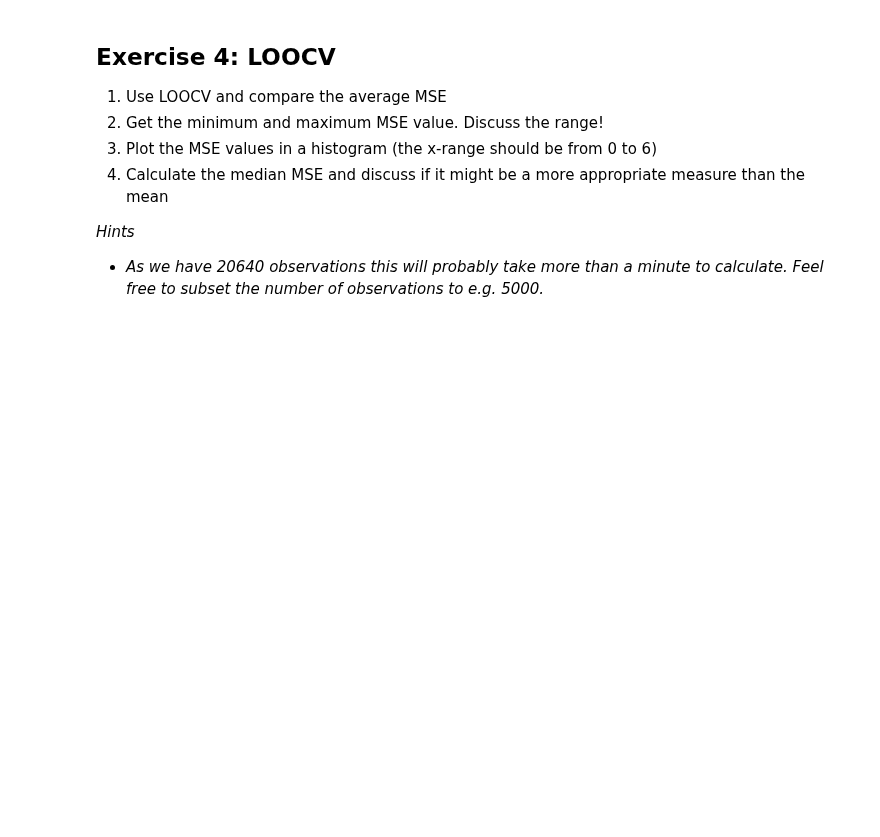
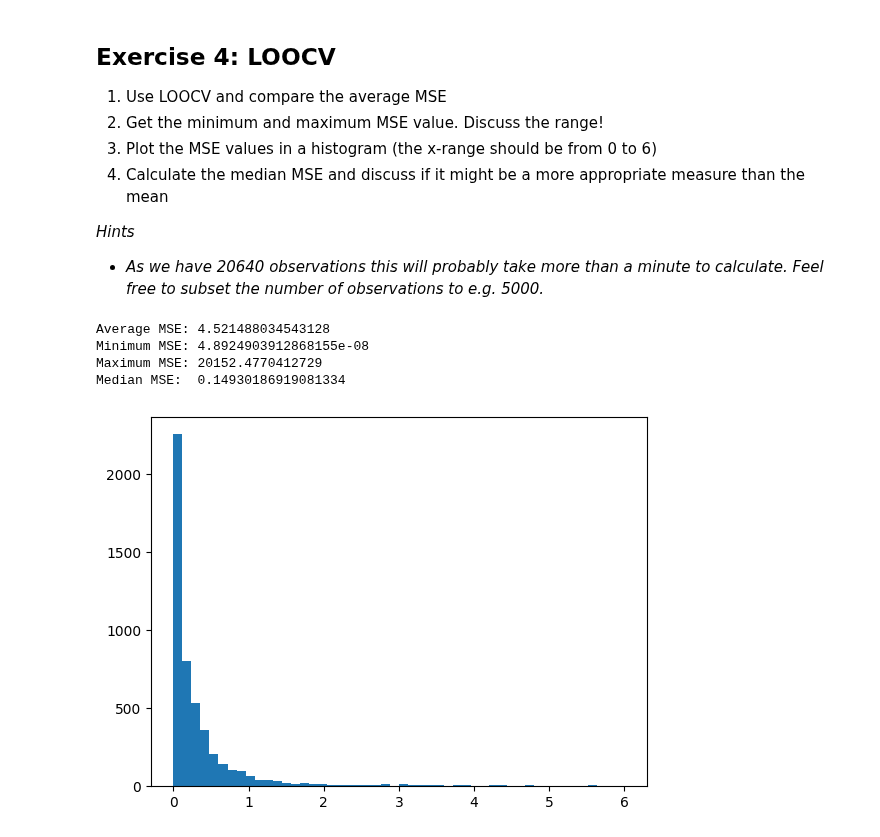
Before and after one commit to aksshaya22/Akss_1, a Jupyter notebook: book/1_basics/Exercises.ipynb, the cells around one changed output. Cells and saved outputs as stored; diff of their text form; code cells hidden in the pictures; blank space fills up the shorter version.

```diff
--- a/book/1_basics/Exercises.ipynb
+++ b/book/1_basics/Exercises.ipynb
@@ -137,7 +144,7 @@ Let’s have a quick look at the distribution of these features by plotting thei
 - *For 2: You can use the `LinearRegession()` model from sklearn. You can further evaluate the model and specify the (negative) MSE as a performance measure in `cross_val_score()`*
 # %%
 # TODO: Prepare data
-...
+X, y = fetch_california_housing(return_X_y=True)
 # %%
 from sklearn.model_selection import KFold
 from sklearn.linear_model import LinearRegression
@@ -160,0 +175,31 @@ from sklearn.model_selection import cross_val_score
+# %%
+# TODO: Implement LOOCV
+import numpy as np
+from matplotlib import pyplot as plt
+from sklearn.model_selection import LeaveOneOut
+
+loocv = LeaveOneOut()
+model = LinearRegression()
+
+# Subset the data to speed up the process
+X = X[:5000,:]
+y = y[:5000]
+
+# Perform LOOCV
+neg_mse = cross_val_score(model, X, y, cv=loocv, scoring='neg_mean_squared_error')
+mse = -neg_mse
+
+# Get MSE metrics
+print(f"Average MSE: {mse.mean()}")
+print(f"Minimum MSE: {mse.min()}")
+print(f"Maximum MSE: {mse.max()}")
+print(f"Median MSE:  {np.median(mse)}")
+
+# Plot MSE
+plt.hist(mse, bins=50, range=(0,6));
+# %% [output]
+Average MSE: 4.521488034543128
+Minimum MSE: 4.8924903912868155e-08
+Maximum MSE: 20152.4770412729
+Median MSE:  0.14930186919081334
+[figure, added]
```
Also changed, not shown: parts of 5 cells of this notebook.
